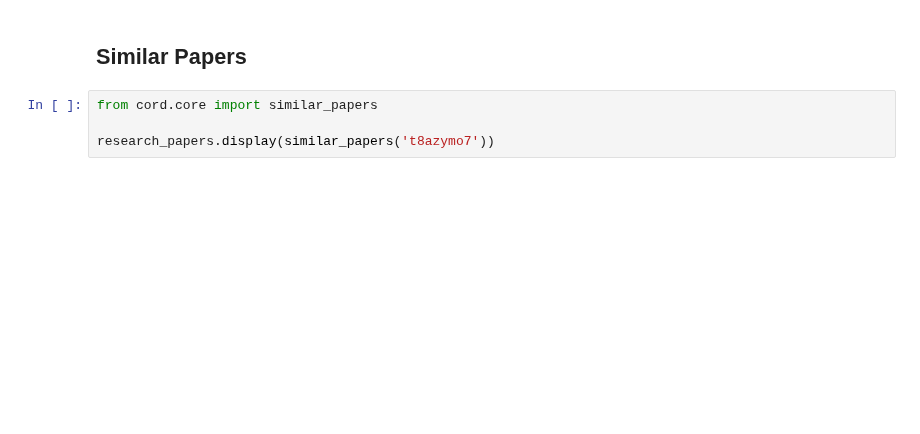
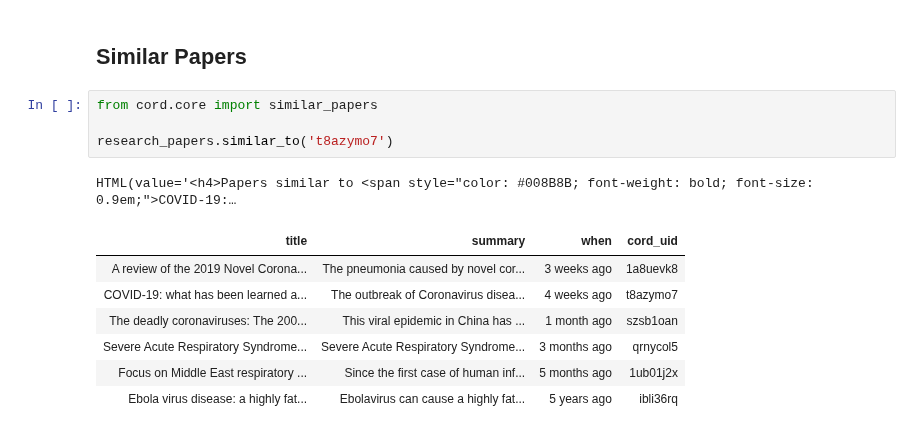
Before and after one commit to dgunning/cord19, a Jupyter notebook: notebooks/SmokeTest.ipynb, the cells around one changed output. Saved outputs shown, nothing was run; the diff lists cells and outputs as text; blank space fills up the shorter version.

```diff
--- a/notebooks/SmokeTest.ipynb
+++ b/notebooks/SmokeTest.ipynb
@@ -78,4 +80,13 @@ research_papers.search(query, covid_related=True)
 # %%
 from cord.core import similar_papers
 
-research_papers.display(similar_papers('t8azymo7'))
+research_papers.similar_to('t8azymo7')
+# %% [output]
+HTML(value='<h4>Papers similar to <span style="color: #008B8B; font-weight: bold; font-size: 0.9em;">COVID-19:…
+| title | summary | when | cord_uid |
+| A review of the 2019 Novel Corona... | The pneumonia caused by novel cor... | 3 weeks ago | 1a8uevk8 |
+| COVID-19: what has been learned a... | The outbreak of Coronavirus disea... | 4 weeks ago | t8azymo7 |
+| The deadly coronaviruses: The 200... | This viral epidemic in China has ... | 1 month ago | szsb1oan |
+| Severe Acute Respiratory Syndrome... | Severe Acute Respiratory Syndrome... | 3 months ago | qrnycol5 |
+| Focus on Middle East respiratory ... | Since the first case of human inf... | 5 months ago | 1ub01j2x |
+| Ebola virus disease: a highly fat... | Ebolavirus can cause a highly fat... | 5 years ago | ibli36rq |
```
Also changed, not shown: parts of 4 cells of this notebook, 7 other files.
